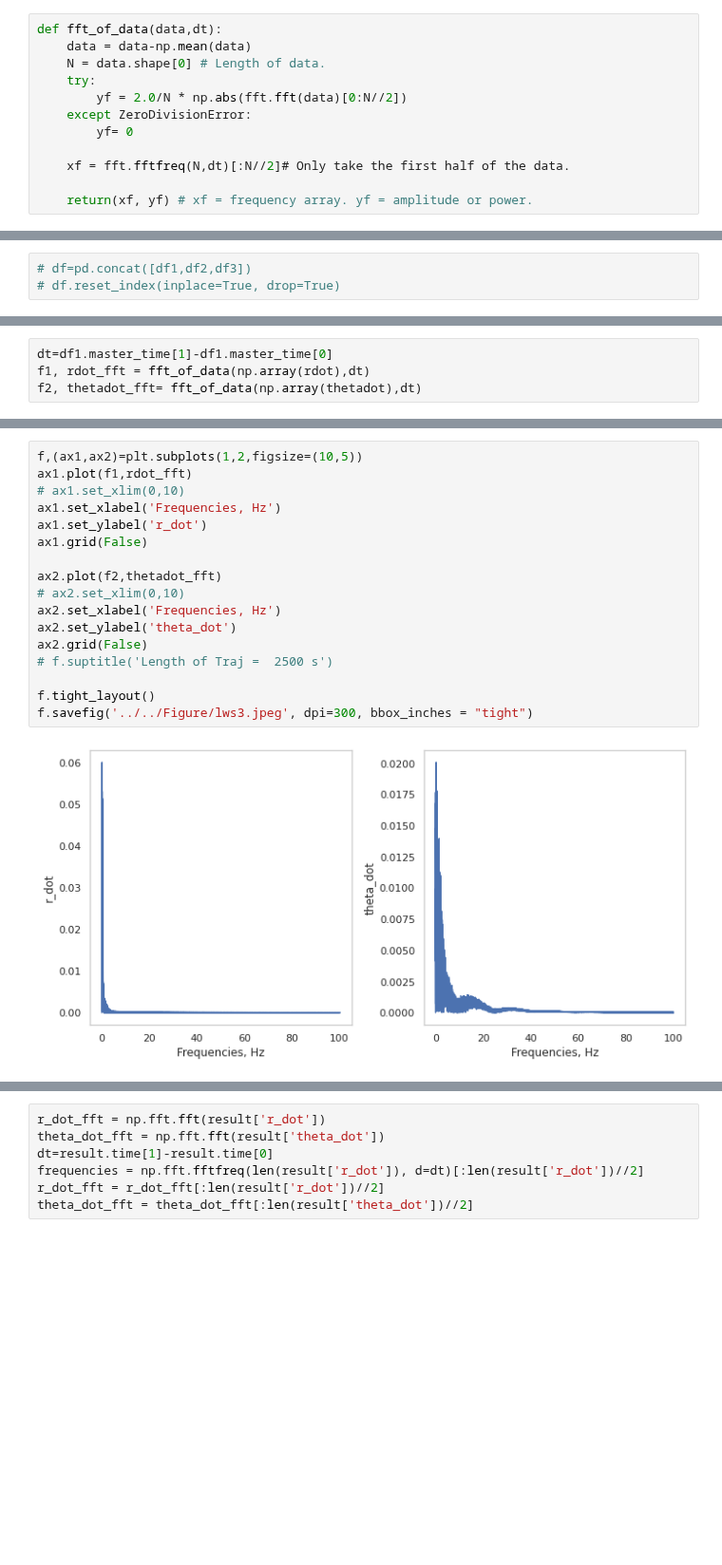
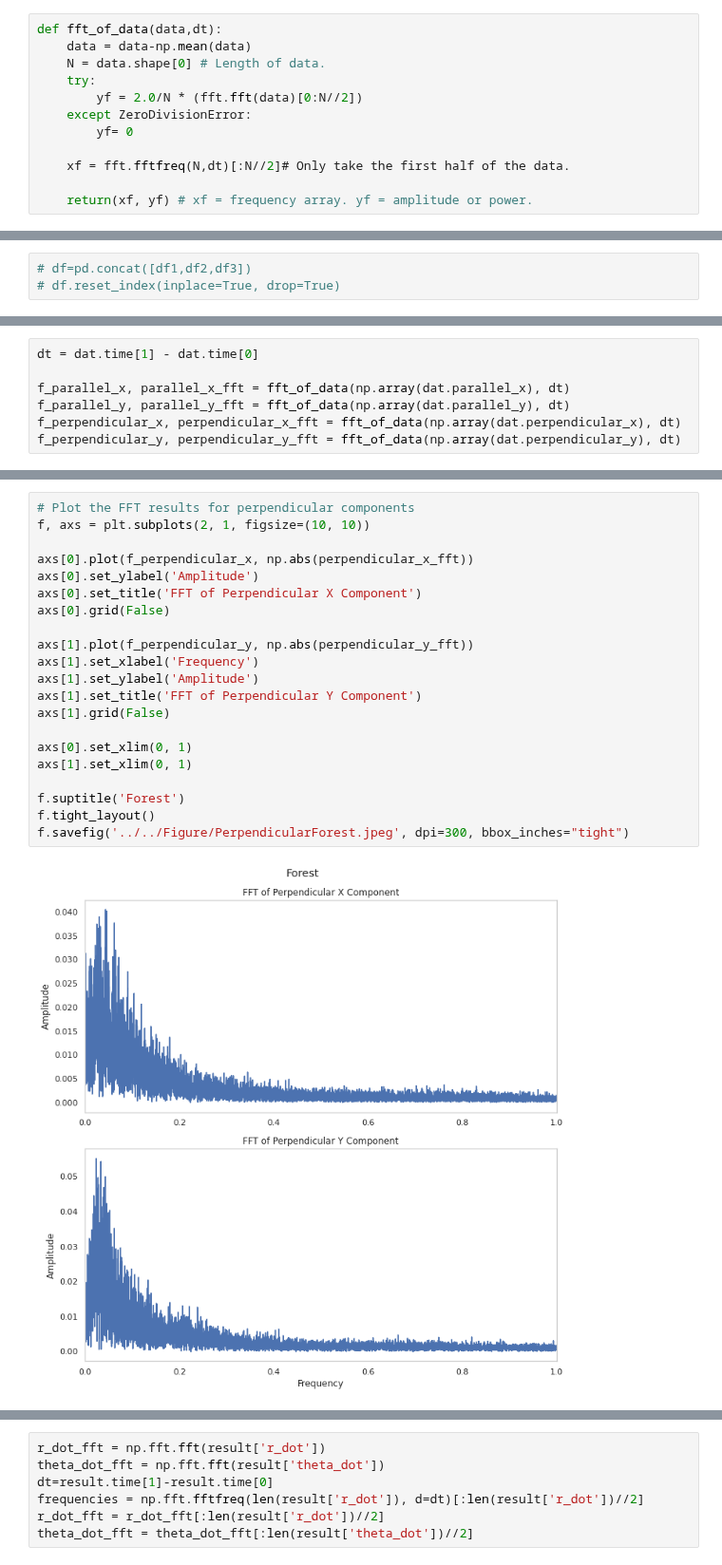
Before and after one commit to arunavanag591/odor_analysis, a Jupyter notebook: data_exploration/dataTrajectoryAnalysis.ipynb, the cells around one changed output, grey strips where cells are left out. Shown at 95% size. Cells and saved outputs as stored; diff of their text form; blank space fills up the shorter version.

```diff
--- a/data_exploration/dataTrajectoryAnalysis.ipynb
+++ b/data_exploration/dataTrajectoryAnalysis.ipynb
@@ -47,7 +47,7 @@ def fft_of_data(data,dt):
     data = data-np.mean(data)
     N = data.shape[0] # Length of data.
     try:
-        yf = 2.0/N * np.abs(fft.fft(data)[0:N//2])
+        yf = 2.0/N * (fft.fft(data)[0:N//2])
     except ZeroDivisionError:
         yf= 0
 
@@ -138,4 +145,7 @@ fig.savefig('../../Figure/lws2.jpeg', dpi=300, bbox_inches = "tight")
 # %%
-dt=df1.master_time[1]-df1.master_time[0]
-f1, rdot_fft = fft_of_data(np.array(rdot),dt)
-f2, thetadot_fft= fft_of_data(np.array(thetadot),dt)
+dt = dat.time[1] - dat.time[0]
+
+f_parallel_x, parallel_x_fft = fft_of_data(np.array(dat.parallel_x), dt)
+f_parallel_y, parallel_y_fft = fft_of_data(np.array(dat.parallel_y), dt)
+f_perpendicular_x, perpendicular_x_fft = fft_of_data(np.array(dat.perpendicular_x), dt)
+f_perpendicular_y, perpendicular_y_fft = fft_of_data(np.array(dat.perpendicular_y), dt)
@@ -142,19 +175,23 @@ f2, thetadot_fft= fft_of_data(np.array(thetadot),dt)
 # %%
-f,(ax1,ax2)=plt.subplots(1,2,figsize=(10,5))
-ax1.plot(f1,rdot_fft)
-# ax1.set_xlim(0,10)
-ax1.set_xlabel('Frequencies, Hz')
-ax1.set_ylabel('r_dot')
-ax1.grid(False)
+# Plot the FFT results for perpendicular components
+f, axs = plt.subplots(2, 1, figsize=(10, 10))
 
-ax2.plot(f2,thetadot_fft)
-# ax2.set_xlim(0,10)
-ax2.set_xlabel('Frequencies, Hz')
-ax2.set_ylabel('theta_dot')
-ax2.grid(False)
-# f.suptitle('Length of Traj =  2500 s')
+axs[0].plot(f_perpendicular_x, np.abs(perpendicular_x_fft))
+axs[0].set_ylabel('Amplitude')
+axs[0].set_title('FFT of Perpendicular X Component')
+axs[0].grid(False)
 
+axs[1].plot(f_perpendicular_y, np.abs(perpendicular_y_fft))
+axs[1].set_xlabel('Frequency')
+axs[1].set_ylabel('Amplitude')
+axs[1].set_title('FFT of Perpendicular Y Component')
+axs[1].grid(False)
+
+axs[0].set_xlim(0, 1)
+axs[1].set_xlim(0, 1)
+
+f.suptitle('Forest')
 f.tight_layout()
-f.savefig('../../Figure/lws3.jpeg', dpi=300, bbox_inches = "tight")
+f.savefig('../../Figure/PerpendicularForest.jpeg', dpi=300, bbox_inches="tight")
 # %% [output]
-[figure, old version]
+[figure, new version]
```
Also changed, not shown: parts of 11 cells of this notebook, 7 other files.
